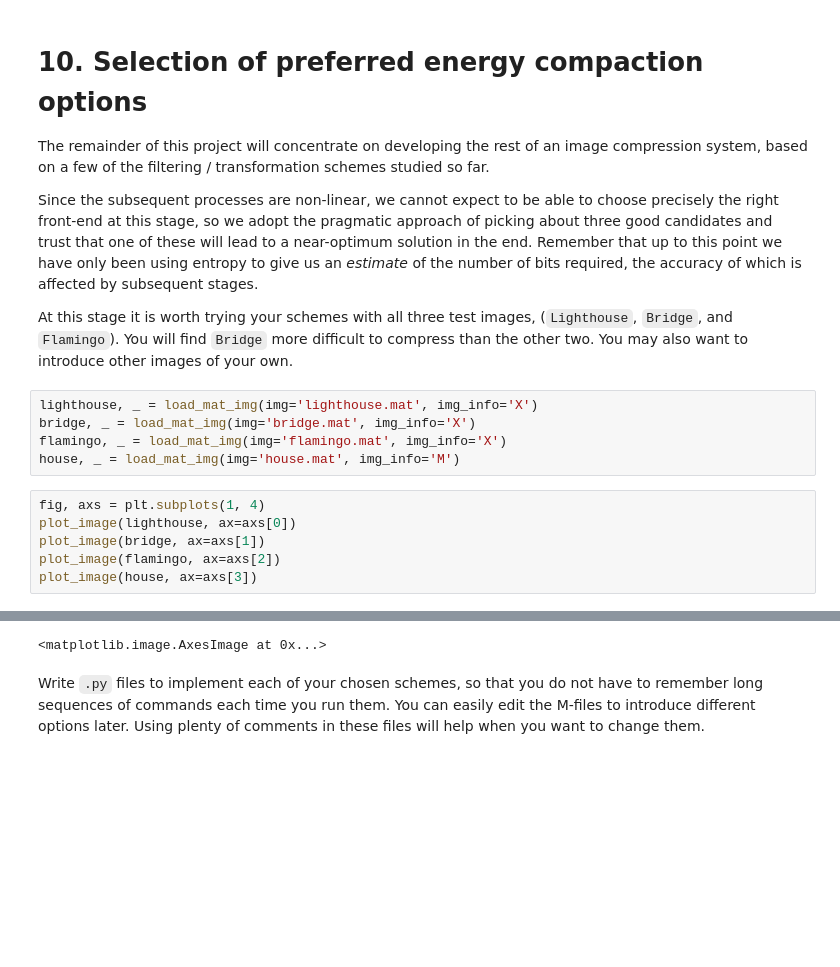
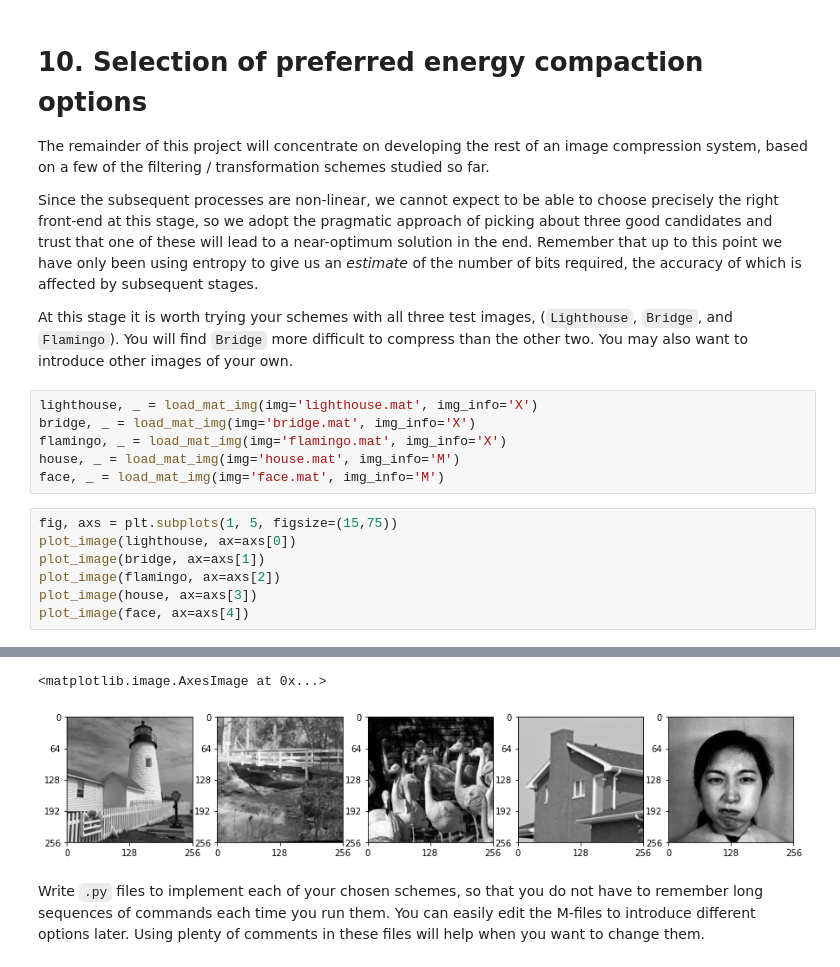
Before and after one commit to yichenhock/cued_sf2_lab, a Jupyter notebook: 10-11-selection-centre-clipped.ipynb, the cells around one changed output, grey strips where cells are left out. Drawn from its saved outputs; the diff is of its cells as text; blank space fills up the shorter version.

```diff
--- a/10-11-selection-centre-clipped.ipynb
+++ b/10-11-selection-centre-clipped.ipynb
@@ -26,10 +27,12 @@ lighthouse, _ = load_mat_img(img='lighthouse.mat', img_info='X')
 bridge, _ = load_mat_img(img='bridge.mat', img_info='X')
 flamingo, _ = load_mat_img(img='flamingo.mat', img_info='X')
 house, _ = load_mat_img(img='house.mat', img_info='M')
+face, _ = load_mat_img(img='face.mat', img_info='M')
 # %%
-fig, axs = plt.subplots(1, 4)
+fig, axs = plt.subplots(1, 5, figsize=(15,75))
 plot_image(lighthouse, ax=axs[0])
 plot_image(bridge, ax=axs[1])
 plot_image(flamingo, ax=axs[2])
 plot_image(house, ax=axs[3])
+plot_image(face, ax=axs[4])
 # %% [output]
@@ -38,4 +39,5 @@ plot_image(house, ax=axs[3])
 <matplotlib.image.AxesImage at 0x...>
+[figure, added]
 # %% [markdown]
 Write `.py` files to implement each of your
 chosen schemes, so that you do not have to remember long sequences
```
Also changed, not shown: parts of 5 cells of this notebook, 1 other file.
